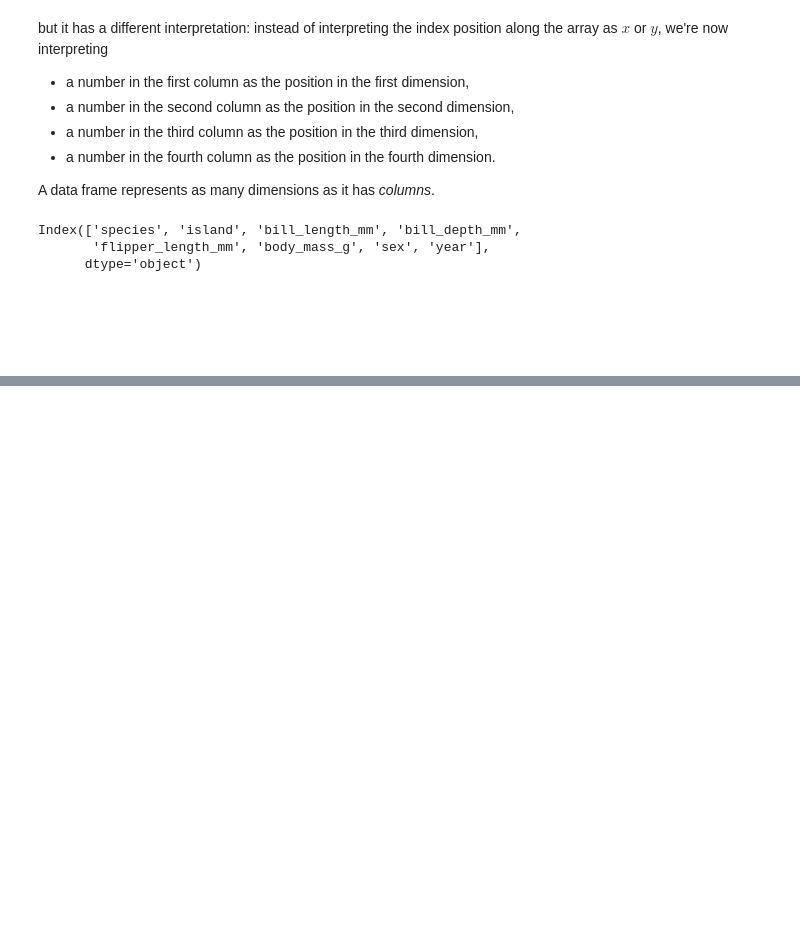
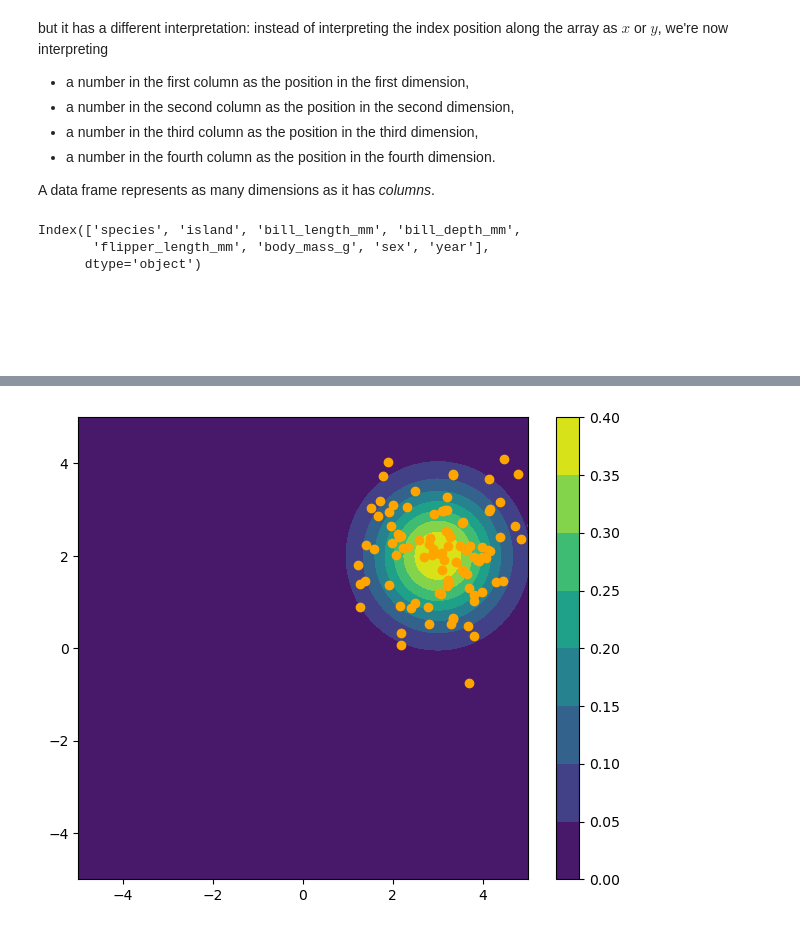
Before and after one commit to jpivarski-talks/2025-07-12-scipy-teen-track, a Jupyter notebook: site/files/03-math-background.ipynb, the cells around one changed output, grey strips where cells are left out. Cells and saved outputs as stored; diff of their text form; code cells hidden in the pictures; blank space fills up the shorter version.

```diff
--- a/site/files/03-math-background.ipynb
+++ b/site/files/03-math-background.ipynb
@@ -296,0 +347,4 @@ Index(['species', 'island', 'bill_length_mm', 'bill_depth_mm',
+# %%
+x, y = np.meshgrid(np.linspace(-5, 5, 100), np.linspace(-5, 5, 100))
+probability = model(x, y)
+probability
@@ -296,0 +365,13 @@ Index(['species', 'island', 'bill_length_mm', 'bill_depth_mm',
+# %%
+fig, ax = plt.subplots(figsize=(7.25, 6))
+
+contour = ax.contourf(x, y, probability)
+ax.scatter(measurement_x, measurement_y, color="orange")
+
+ax.set_xlim(-5, 5)
+ax.set_ylim(-5, 5)
+fig.colorbar(contour)
+
+None
+# %% [output]
+[figure, added]
```
Also changed, not shown: parts of 11 cells of this notebook.
